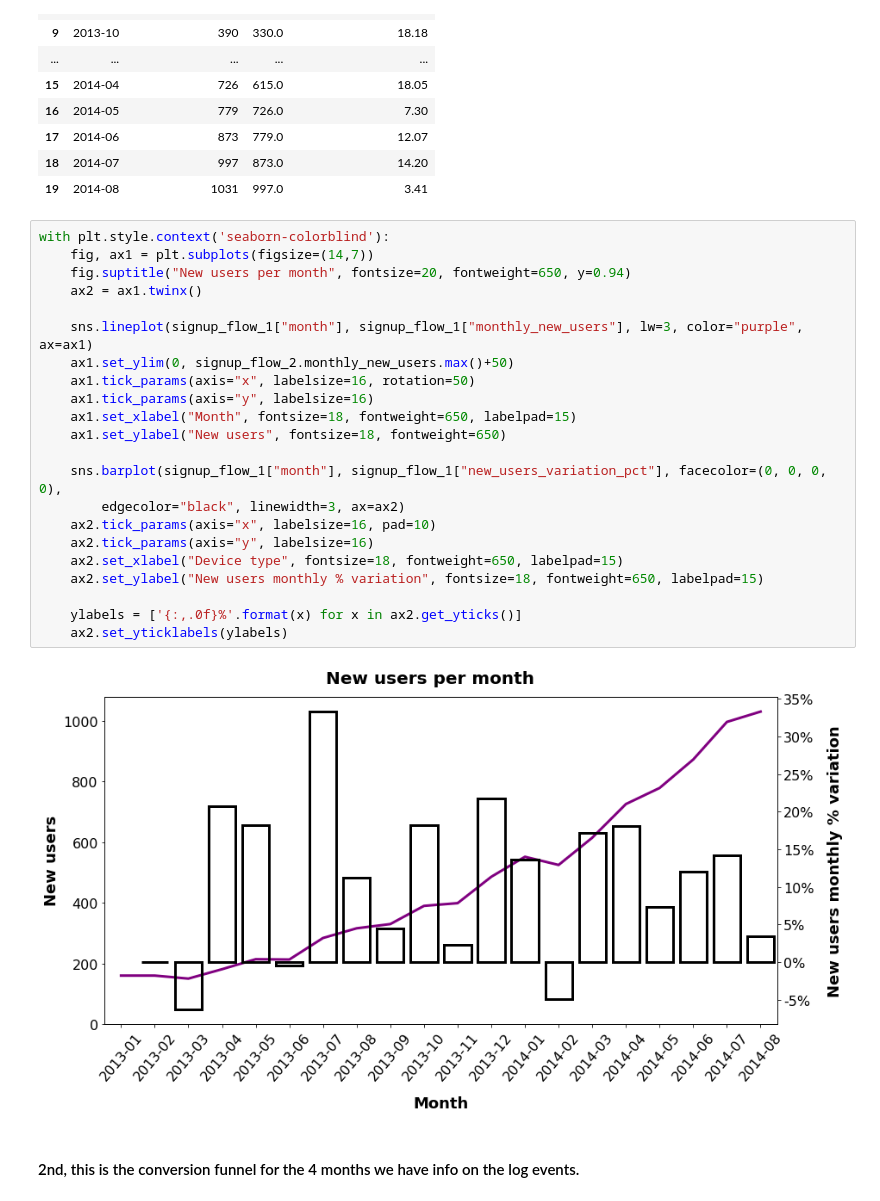
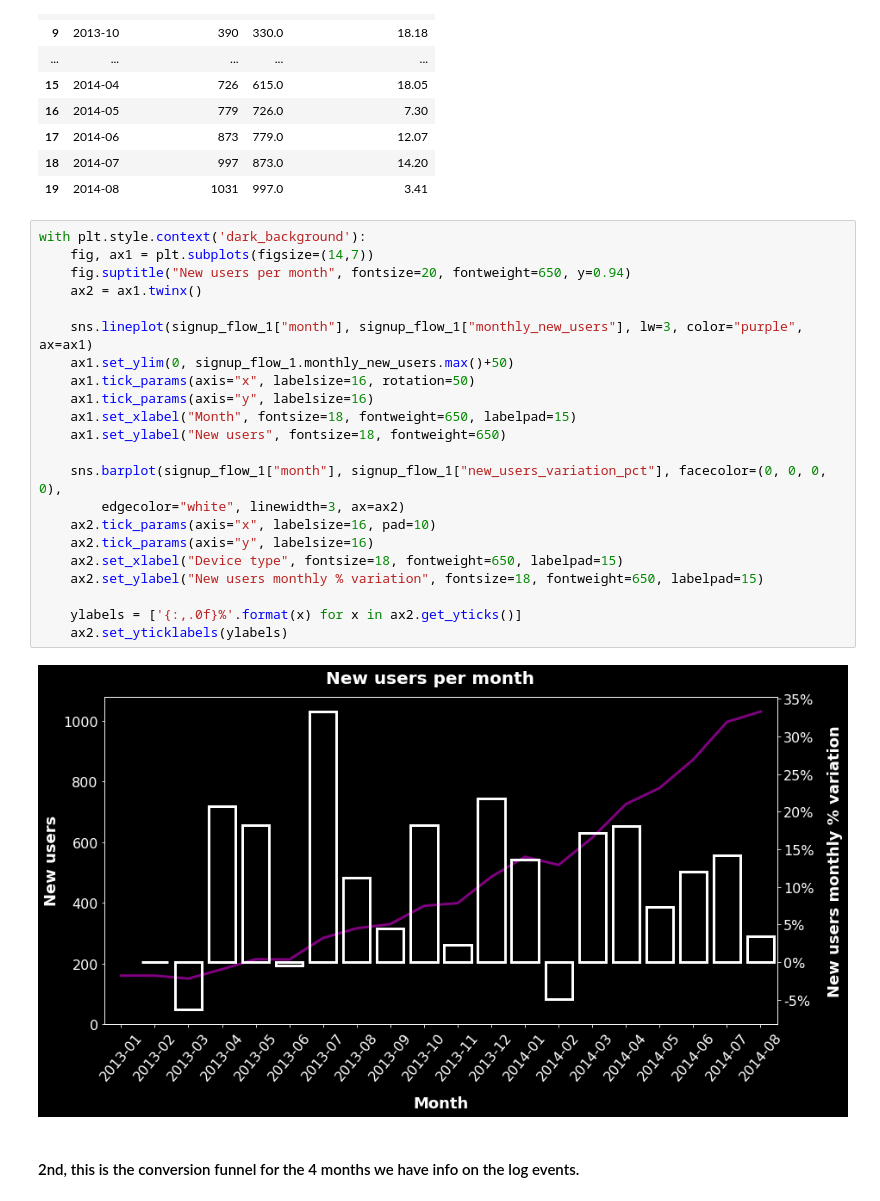
Before and after one commit to Salvinha-vlc/Business-Intelligence, a Jupyter notebook: User_engagement/The code/user_engagement.ipynb, the cells around one changed output. Drawn from its saved outputs; the diff is of its cells as text.

Commit message:
More charts added

```diff
--- a/User_engagement/The code/user_engagement.ipynb
+++ b/User_engagement/The code/user_engagement.ipynb
@@ -668,29 +668,29 @@ signup_flow_1
 | 18 | 2014-07 | 997 | 873.0 | 14.20 |
 | 19 | 2014-08 | 1031 | 997.0 | 3.41 |
 # %%
-with plt.style.context('seaborn-colorblind'):
+with plt.style.context('dark_background'):
     fig, ax1 = plt.subplots(figsize=(14,7))
     fig.suptitle("New users per month", fontsize=20, fontweight=650, y=0.94)
     ax2 = ax1.twinx()
 
     sns.lineplot(signup_flow_1["month"], signup_flow_1["monthly_new_users"], lw=3, color="purple", ax=ax1)
-    ax1.set_ylim(0, signup_flow_2.monthly_new_users.max()+50)
+    ax1.set_ylim(0, signup_flow_1.monthly_new_users.max()+50)
     ax1.tick_params(axis="x", labelsize=16, rotation=50)
     ax1.tick_params(axis="y", labelsize=16)
     ax1.set_xlabel("Month", fontsize=18, fontweight=650, labelpad=15)
     ax1.set_ylabel("New users", fontsize=18, fontweight=650)
 
     sns.barplot(signup_flow_1["month"], signup_flow_1["new_users_variation_pct"], facecolor=(0, 0, 0, 0),
-        edgecolor="black", linewidth=3, ax=ax2)
+        edgecolor="white", linewidth=3, ax=ax2)
     ax2.tick_params(axis="x", labelsize=16, pad=10)
     ax2.tick_params(axis="y", labelsize=16)
     ax2.set_xlabel("Device type", fontsize=18, fontweight=650, labelpad=15)
     ax2.set_ylabel("New users monthly % variation", fontsize=18, fontweight=650, labelpad=15)
 
     ylabels = ['{:,.0f}%'.format(x) for x in ax2.get_yticks()]
     ax2.set_yticklabels(ylabels)
 # %% [output]
-[figure, old version]
+[figure, new version]
 # %% [markdown]
 #### 2nd, this is the conversion funnel for the 4 months we have info on the log events.
 # %%
```
